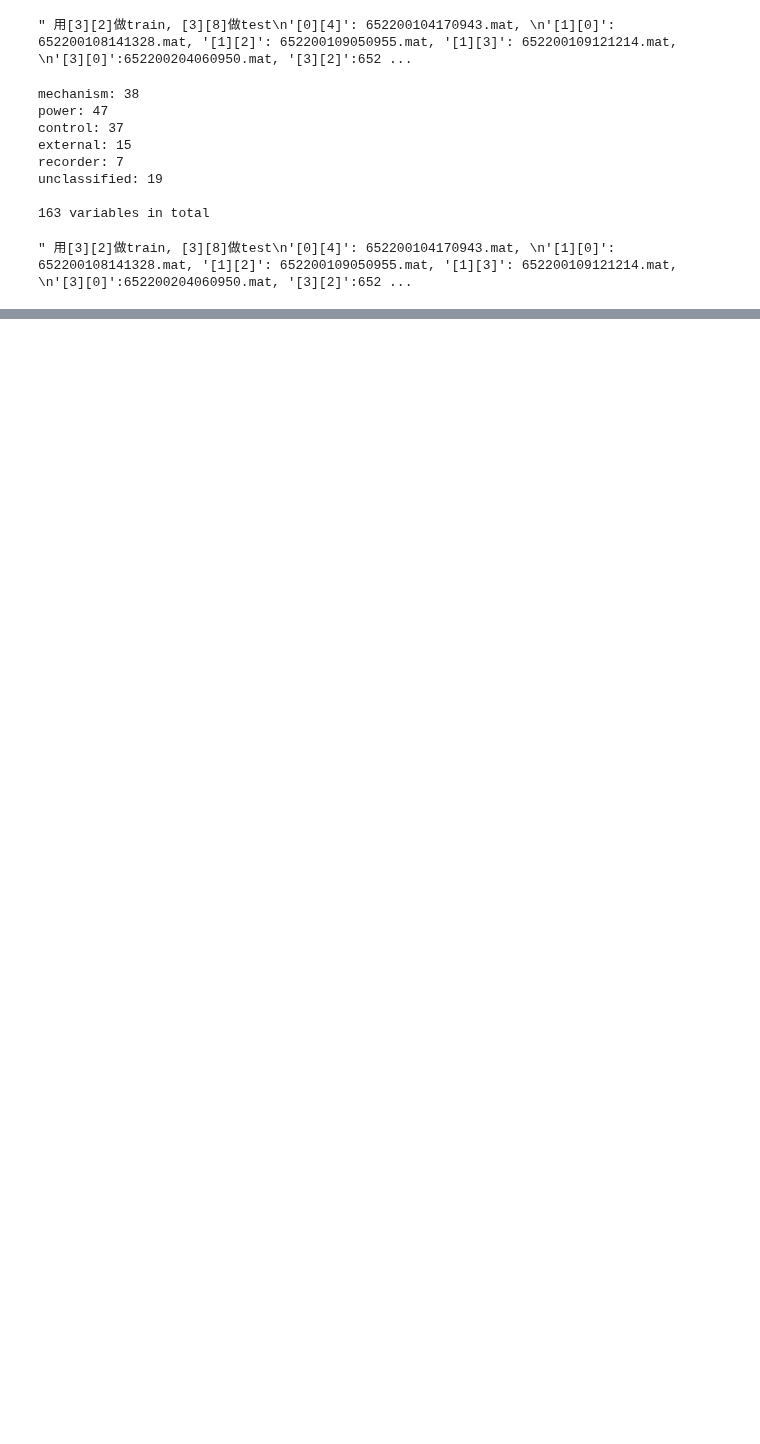
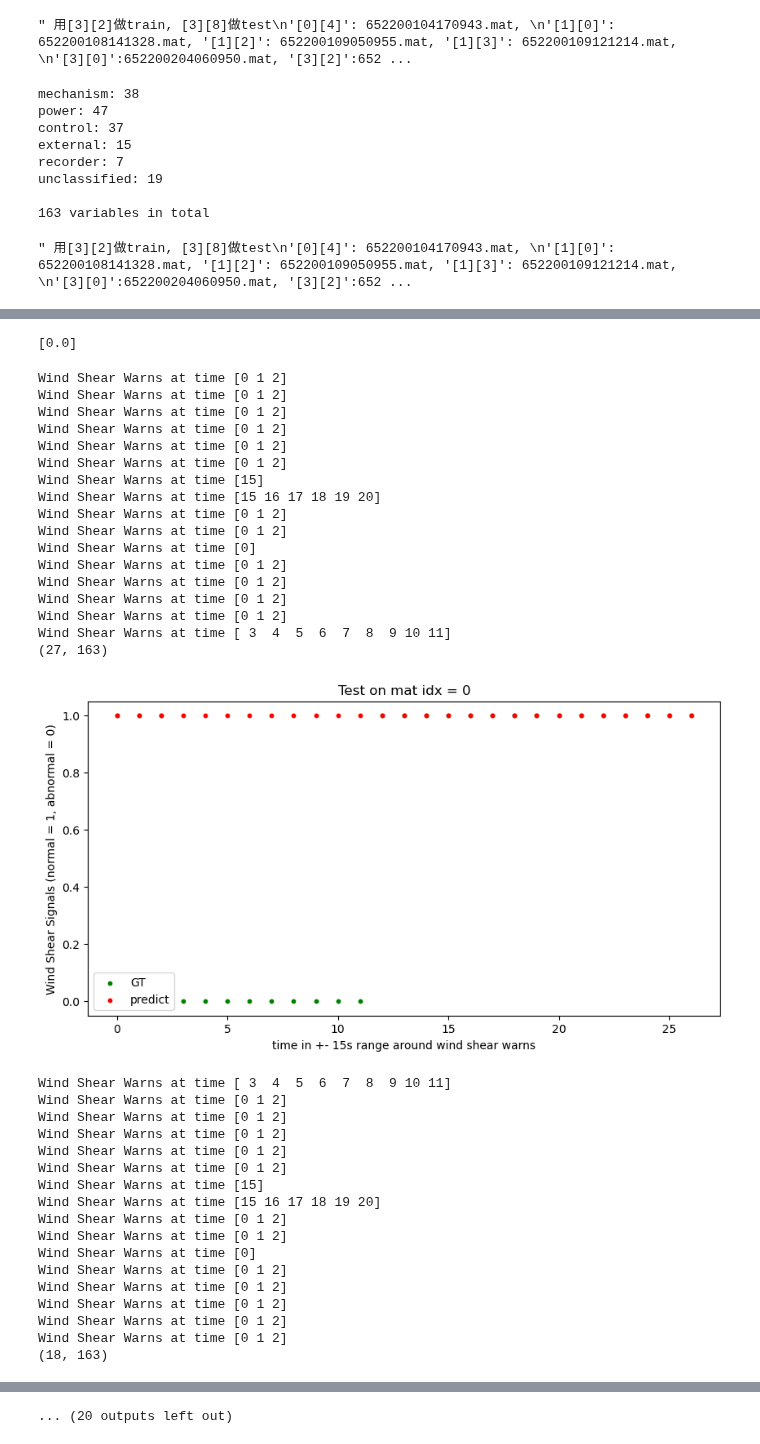
Before and after one commit to srt-uncertainty-wind/code, a Jupyter notebook: WSHRclassify_supervised.ipynb, the cells around one changed output, grey strips where cells are left out. Cells and saved outputs as stored; diff of their text form; code cells hidden in the pictures; blank space fills up the shorter version.

```diff
--- a/WSHRclassify_supervised.ipynb
+++ b/WSHRclassify_supervised.ipynb
@@ -92,6 +92,8 @@ unclassified: 19
 
 163 variables in total
 # %%
+from sklearn.preprocessing import StandardScaler
+
 def dataSampling(var_data, var_rate, wshr_data):
     # 对每个变量按照rate进行下采样或过采样，对长为n+1的数据，抓取前n个全变量为输入，后n个有缺变量为输出
     if var_rate == 1:
@@ -133,6 +135,9 @@ def dataConstruct(work_folder_path, work_mat_name, is_all_variable = False):
     # 生成解释变量X和分类变量Y
     X = np.squeeze(np.array(sampling_data_list)).T
     Y = np.array(wshr_data).reshape(-1,1)
+    # 数据标准化
+    s_scaler = StandardScaler()
+    X = s_scaler.fit_transform(X)
     wshr_class_idx = [np.where(Y == 0)[0], np.where(Y == 1)[0]]
     # print(X.shape, Y.shape)
     print(f"Wind Shear Warns at time {wshr_class_idx[0]}")
@@ -300,0 +411,72 @@ Accuracy: 99.92%
+# %%
+print(test_warn_pred_list)
+# %% [output]
+[0.0]
+# %%
+# K nearest neighbor
+from sklearn.neighbors import KNeighborsClassifier
+
+for test_idx in range(len(os.listdir(exception_folder_paths[0]))):
+    # 数据集构建
+    train_X_all, train_Y_all = [], []
+    for i, mat_name in enumerate(os.listdir(exception_folder_paths[0])):
+        if i == test_idx:
+            continue
+        # print(mat_name)
+        train_X, train_Y = dataConstruct_2(exception_folder_paths[0], mat_name, is_all_variable=True)
+        train_X_all.append(train_X)
+        train_Y_all.append(train_Y)
+
+    train_X, train_Y = np.concatenate(train_X_all, axis=0), np.concatenate(train_Y_all, axis=0)
+    test_X, test_Y = dataConstruct_2(exception_folder_paths[0], os.listdir(exception_folder_paths[0])[test_idx], is_all_variable=True)
+    print(test_X.shape)
+
+    # knn模型构建
+    knn = KNeighborsClassifier(n_neighbors=5)
+    knn.fit(train_X, train_Y.astype('int'))
+    y_pred = knn.predict(test_X)
+
+    plt.figure(figsize=(10, 5))
+    plt.scatter(range(len(test_Y)), test_Y, c='g', s=10, label='GT')
+    plt.scatter(range(len(y_pred)), y_pred, c='r', s=10, label='predict')
+    plt.title(f'Test on mat idx = {test_idx}')
+    plt.xlabel('time in +- 15s range around wind shear warns')
+    plt.ylabel('Wind Shear Signals (normal = 1, abnormal = 0)')
+    plt.legend()
+    plt.show()
+# %% [output]
+Wind Shear Warns at time [0 1 2]
+Wind Shear Warns at time [0 1 2]
+Wind Shear Warns at time [0 1 2]
+Wind Shear Warns at time [0 1 2]
+Wind Shear Warns at time [0 1 2]
+Wind Shear Warns at time [0 1 2]
+Wind Shear Warns at time [15]
+Wind Shear Warns at time [15 16 17 18 19 20]
+Wind Shear Warns at time [0 1 2]
+Wind Shear Warns at time [0 1 2]
+Wind Shear Warns at time [0]
+Wind Shear Warns at time [0 1 2]
+Wind Shear Warns at time [0 1 2]
+Wind Shear Warns at time [0 1 2]
+Wind Shear Warns at time [0 1 2]
+Wind Shear Warns at time [ 3  4  5  6  7  8  9 10 11]
+(27, 163)
+[figure, added]
+Wind Shear Warns at time [ 3  4  5  6  7  8  9 10 11]
+Wind Shear Warns at time [0 1 2]
+Wind Shear Warns at time [0 1 2]
+Wind Shear Warns at time [0 1 2]
+Wind Shear Warns at time [0 1 2]
+Wind Shear Warns at time [0 1 2]
+Wind Shear Warns at time [15]
+Wind Shear Warns at time [15 16 17 18 19 20]
+Wind Shear Warns at time [0 1 2]
+Wind Shear Warns at time [0 1 2]
+Wind Shear Warns at time [0]
+Wind Shear Warns at time [0 1 2]
+Wind Shear Warns at time [0 1 2]
+Wind Shear Warns at time [0 1 2]
+Wind Shear Warns at time [0 1 2]
+Wind Shear Warns at time [0 1 2]
+(18, 163)
@@ -300,0 +556 @@ Accuracy: 99.92%
+... (20 outputs left out)
```
Also changed, not shown: parts of 3 cells of this notebook, 1 other file.
